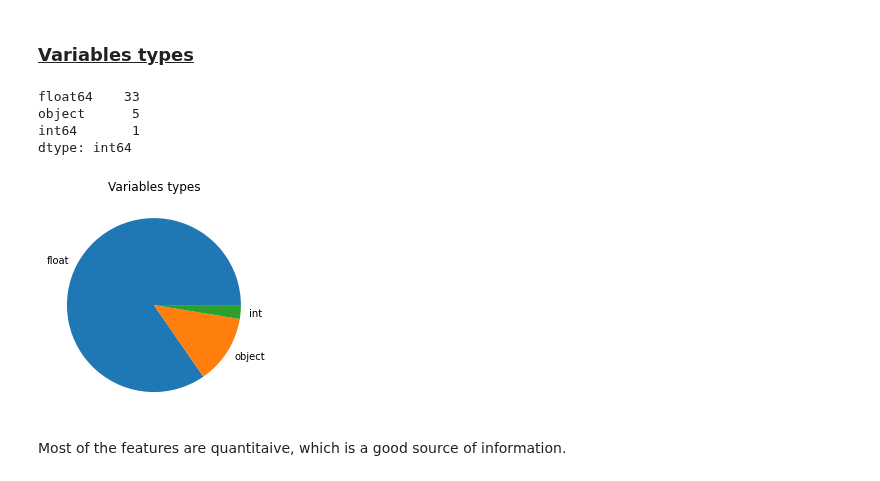
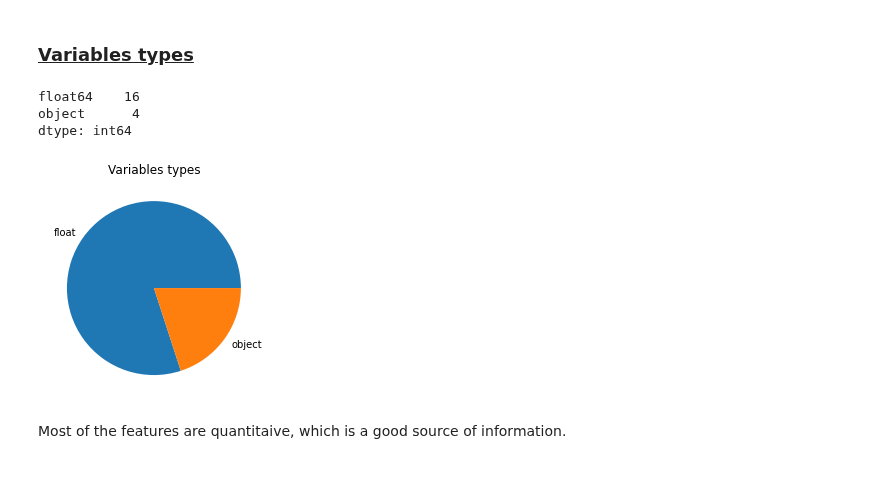
Before and after one commit to AnthonyJaquaniello/Machine_Learning, a Jupyter notebook: src/Asteroid.ipynb, the cells around one changed output. Cells and saved outputs as stored; diff of their text form; code cells hidden in the pictures.

```diff
--- a/src/Asteroid.ipynb
+++ b/src/Asteroid.ipynb
@@ -67,6 +69,16 @@ PATH = '/media/anthony/USOPP/Kaggle/asteroid.csv'
 <h3 style='text-decoration: underline;'>Number of rows and columns</h3>
 # %%
 asteroid = pd.read_csv(PATH)
+
+asteroid.rename(columns={"H":"magnitude", "e":"eccentricity", "a":"semi_major_axis", "q":"perihelion",
+                         "i":"inclination", "n":"mean_motion", "tp":"perihelion_time",
+                         "per":"period_day"}, inplace=True)
+
+asteroid.drop(columns=['diameter_sigma', 'epoch', 'epoch_mjd', 'epoch_cal', 'equinox',
+                       'tp_cal', "per_y", "moid_ld", 'sigma_e', 'sigma_a', 'sigma_q',
+                       'sigma_i', 'sigma_om', 'sigma_w', 'sigma_ma', 'sigma_ad', 'sigma_n',
+                       'sigma_tp', 'sigma_per', 'id', 'full_name', 'name', 'spkid',
+                       'orbit_id', 'prefix'], inplace=True)
 print(f'{asteroid.shape[0]} rows x {asteroid.shape[1]} columns')
-asteroid.head(n=15)
+asteroid.head(n=10)
 # %% [output]
@@ -91,5 +96,0 @@ asteroid.head(n=15)
-# %%
-#removing useless id columns in order to reduce shape of the dataset
-col_to_remove = ['id', 'full_name', 'name', 'spkid', 'orbit_id', 'prefix']
-asteroid.drop(columns=col_to_remove, inplace=True)
-print(f'Now {asteroid.shape[1]} columns')
@@ -102,15 +101,14 @@ The targt is the <strong>pha</strong> flag variable (PHA = Potentially Hazardous
 # %% [markdown]
 <h3 style='text-decoration: underline;'>Variables types</h3>
 # %%
-plt.pie(asteroid.dtypes.value_counts(), labels=['float', 'object', 'int'])
+plt.pie(asteroid.dtypes.value_counts(), labels=['float', 'object'])
 plt.title('Variables types')
 print(asteroid.dtypes.value_counts())
 # %% [output]
-float64    33
-object      5
-int64       1
+float64    16
+object      4
 dtype: int64
-[figure, old version]
+[figure, new version]
 # %% [markdown]
 Most of the features are quantitaive, which is a good source of information.
 # %% [markdown]
```
Also changed, not shown: parts of 22 cells of this notebook.
